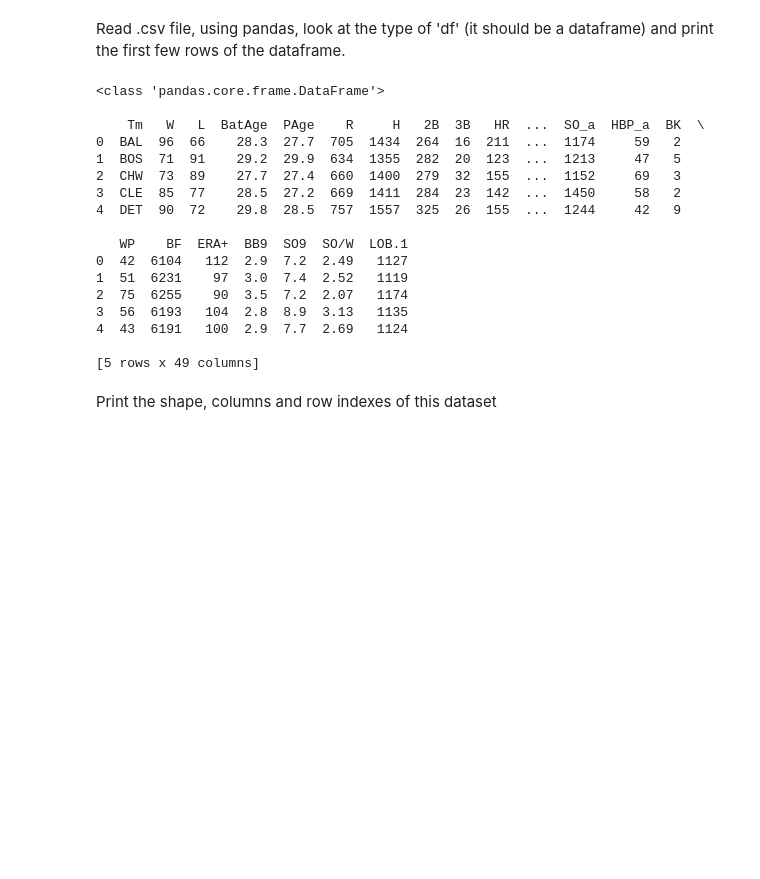
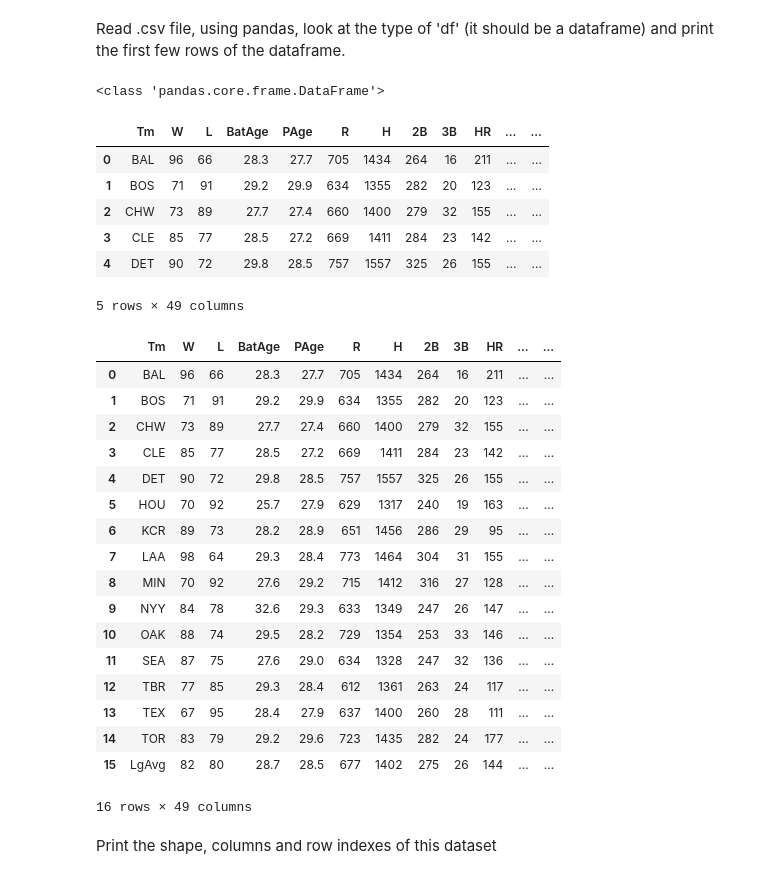
Before and after one commit to True-North-Intelligent-Algorithms/intro-to-data-analysis, a Jupyter notebook: docs/20_data_wrangling/25_Pandas.ipynb, the cells around one changed output. Drawn from its saved outputs; the diff is of its cells as text; code cells hidden in the pictures; blank space fills up the shorter version.

```diff
--- a/docs/20_data_wrangling/25_Pandas.ipynb
+++ b/docs/20_data_wrangling/25_Pandas.ipynb
@@ -10,25 +10,37 @@ Read .csv file, using pandas, look at the type of 'df' (it should be a dataframe
 df=pd.read_csv("MLBTeams2014.csv")
 print(type(df))
 print()
-print (df.head())
+display(df.head())
 # %% [output]
 <class 'pandas.core.frame.DataFrame'>
-
-    Tm   W   L  BatAge  PAge    R     H   2B  3B   HR  ...  SO_a  HBP_a  BK  \
-0  BAL  96  66    28.3  27.7  705  1434  264  16  211  ...  1174     59   2
-1  BOS  71  91    29.2  29.9  634  1355  282  20  123  ...  1213     47   5
-2  CHW  73  89    27.7  27.4  660  1400  279  32  155  ...  1152     69   3
-3  CLE  85  77    28.5  27.2  669  1411  284  23  142  ...  1450     58   2
-4  DET  90  72    29.8  28.5  757  1557  325  26  155  ...  1244     42   9
-
-   WP    BF  ERA+  BB9  SO9  SO/W  LOB.1
-0  42  6104   112  2.9  7.2  2.49   1127
-1  51  6231    97  3.0  7.4  2.52   1119
-2  75  6255    90  3.5  7.2  2.07   1174
-3  56  6193   104  2.8  8.9  3.13   1135
-4  43  6191   100  2.9  7.7  2.69   1124
-
-[5 rows x 49 columns]
+|  | Tm | W | L | BatAge | PAge | R | H | 2B | 3B | HR | ... | ... |
+| 0 | BAL | 96 | 66 | 28.3 | 27.7 | 705 | 1434 | 264 | 16 | 211 | ... | ... |
+| 1 | BOS | 71 | 91 | 29.2 | 29.9 | 634 | 1355 | 282 | 20 | 123 | ... | ... |
+| 2 | CHW | 73 | 89 | 27.7 | 27.4 | 660 | 1400 | 279 | 32 | 155 | ... | ... |
+| 3 | CLE | 85 | 77 | 28.5 | 27.2 | 669 | 1411 | 284 | 23 | 142 | ... | ... |
+| 4 | DET | 90 | 72 | 29.8 | 28.5 | 757 | 1557 | 325 | 26 | 155 | ... | ... |
+5 rows × 49 columns
+# %%
+df
+# %% [output]
+|  | Tm | W | L | BatAge | PAge | R | H | 2B | 3B | HR | ... | ... |
+| 0 | BAL | 96 | 66 | 28.3 | 27.7 | 705 | 1434 | 264 | 16 | 211 | ... | ... |
+| 1 | BOS | 71 | 91 | 29.2 | 29.9 | 634 | 1355 | 282 | 20 | 123 | ... | ... |
+| 2 | CHW | 73 | 89 | 27.7 | 27.4 | 660 | 1400 | 279 | 32 | 155 | ... | ... |
+| 3 | CLE | 85 | 77 | 28.5 | 27.2 | 669 | 1411 | 284 | 23 | 142 | ... | ... |
+| 4 | DET | 90 | 72 | 29.8 | 28.5 | 757 | 1557 | 325 | 26 | 155 | ... | ... |
+| 5 | HOU | 70 | 92 | 25.7 | 27.9 | 629 | 1317 | 240 | 19 | 163 | ... | ... |
+| 6 | KCR | 89 | 73 | 28.2 | 28.9 | 651 | 1456 | 286 | 29 | 95 | ... | ... |
+| 7 | LAA | 98 | 64 | 29.3 | 28.4 | 773 | 1464 | 304 | 31 | 155 | ... | ... |
+| 8 | MIN | 70 | 92 | 27.6 | 29.2 | 715 | 1412 | 316 | 27 | 128 | ... | ... |
+| 9 | NYY | 84 | 78 | 32.6 | 29.3 | 633 | 1349 | 247 | 26 | 147 | ... | ... |
+| 10 | OAK | 88 | 74 | 29.5 | 28.2 | 729 | 1354 | 253 | 33 | 146 | ... | ... |
+| 11 | SEA | 87 | 75 | 27.6 | 29.0 | 634 | 1328 | 247 | 32 | 136 | ... | ... |
+| 12 | TBR | 77 | 85 | 29.3 | 28.4 | 612 | 1361 | 263 | 24 | 117 | ... | ... |
+| 13 | TEX | 67 | 95 | 28.4 | 27.9 | 637 | 1400 | 260 | 28 | 111 | ... | ... |
+| 14 | TOR | 83 | 79 | 29.2 | 29.6 | 723 | 1435 | 282 | 24 | 177 | ... | ... |
+| 15 | LgAvg | 82 | 80 | 28.7 | 28.5 | 677 | 1402 | 275 | 26 | 144 | ... | ... |
+16 rows × 49 columns
 # %% [markdown]
 Print the shape, columns and row indexes of this dataset
 # %%
```
Also changed, not shown: parts of 4 cells of this notebook, 17 other files.
